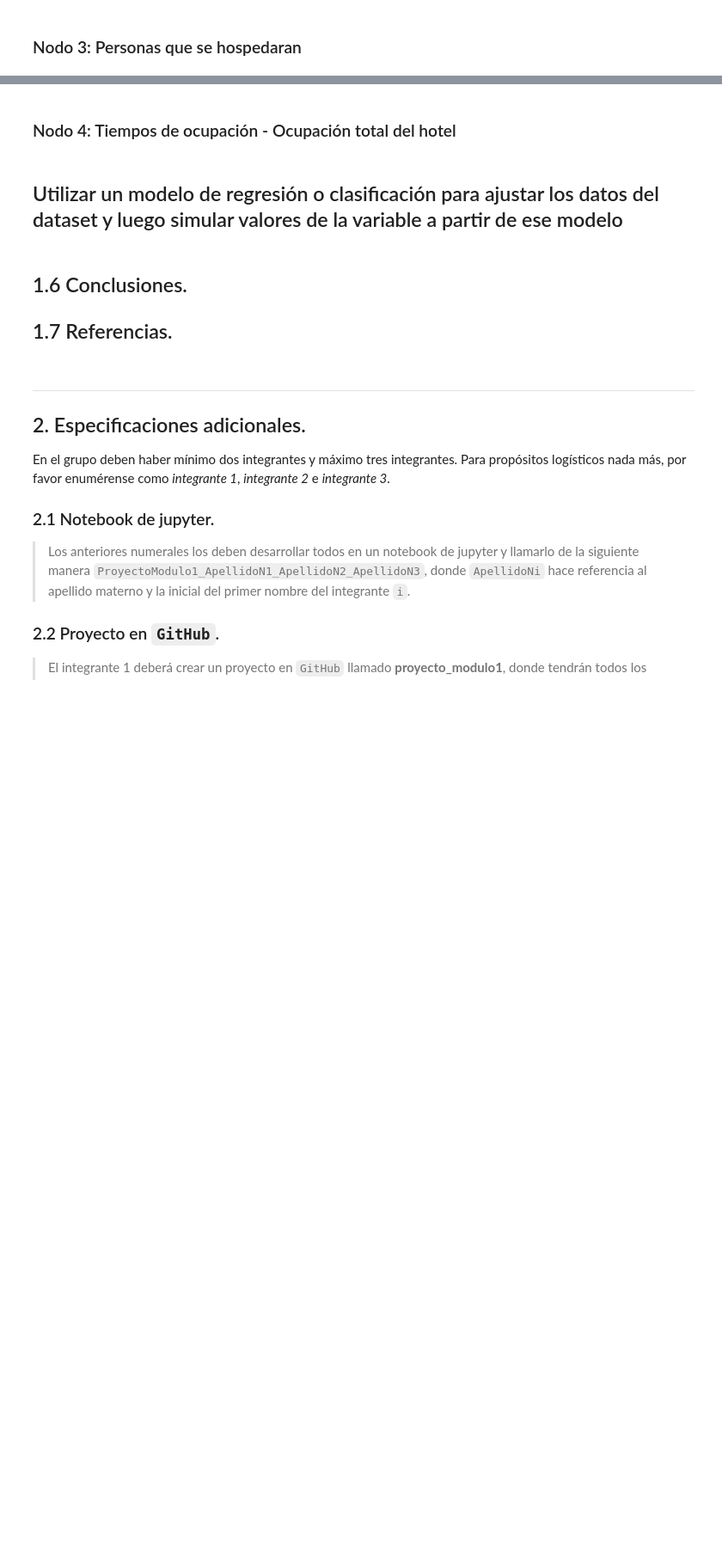
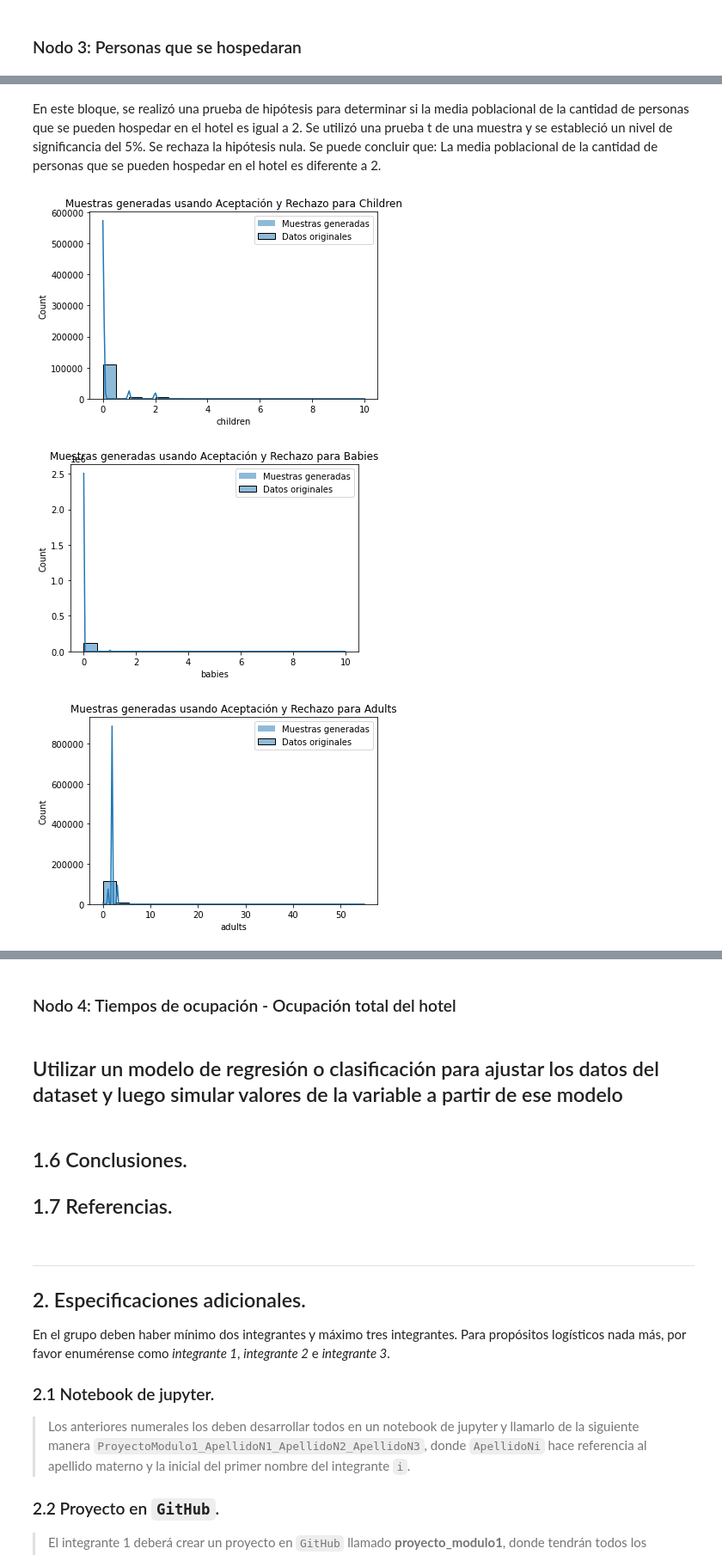
Before and after one commit to Karim1601/Simulacion_Proyecto_PenaH_ValadezM_DegolladoJ, a Jupyter notebook: ProyectoModulo1_PeñaN1_ValadezN2_DegolladoN3.ipynb, the cells around one changed output, grey strips where cells are left out. Shown: that part at 86% size. Saved outputs shown, nothing was run; the diff lists cells and outputs as text; code cells hidden in the pictures; blank space fills up the shorter version.

```diff
--- a/ProyectoModulo1_PeñaN1_ValadezN2_DegolladoN3.ipynb
+++ b/ProyectoModulo1_PeñaN1_ValadezN2_DegolladoN3.ipynb
@@ -735,0 +645,30 @@ print("Desviación estándar de la predicción de adults:", desv_prediccion)
+# %% [markdown]
+En este bloque, se realizó una prueba de hipótesis para determinar si la media poblacional de la cantidad de personas que se pueden hospedar en el hotel es igual a 2. Se utilizó una prueba t de una muestra y se estableció un nivel de significancia del 5%. Se rechaza la hipótesis nula. Se puede concluir que: La media poblacional de la cantidad de personas que se pueden hospedar en el hotel es diferente a 2.
+# %%
+def aceptacion_rechazo(data, n_samples):
+    x_min, x_max = data.min(), data.max()
+    x_kde, y_kde = sns.kdeplot(data, bw_adjust=0.25).get_lines()[0].get_data()
+    y_max = y_kde.max()
+    plt.close()
+
+    samples = []
+    while len(samples) < n_samples:
+        x_rand = np.random.uniform(x_min, x_max)
+        y_rand = np.random.uniform(0, y_max)
+        if y_rand < np.interp(x_rand, x_kde, y_kde):
+            samples.append(x_rand)
+    return samples
+
+n_samples = 1000
+
+for column in ['children', 'babies', 'adults']:
+    samples = aceptacion_rechazo(data[column], n_samples)
+    plt.hist(samples, bins=20, alpha=0.5, label='Muestras generadas')
+    sns.histplot(data[column], kde=True, bins=20, label='Datos originales')
+    plt.title(f"Muestras generadas usando Aceptación y Rechazo para {column.capitalize()}")
+    plt.legend()
+    plt.show()
+# %% [output]
+[figure, added]
+[figure, added]
+[figure, added]
```
Also changed, not shown: parts of 71 cells of this notebook.
